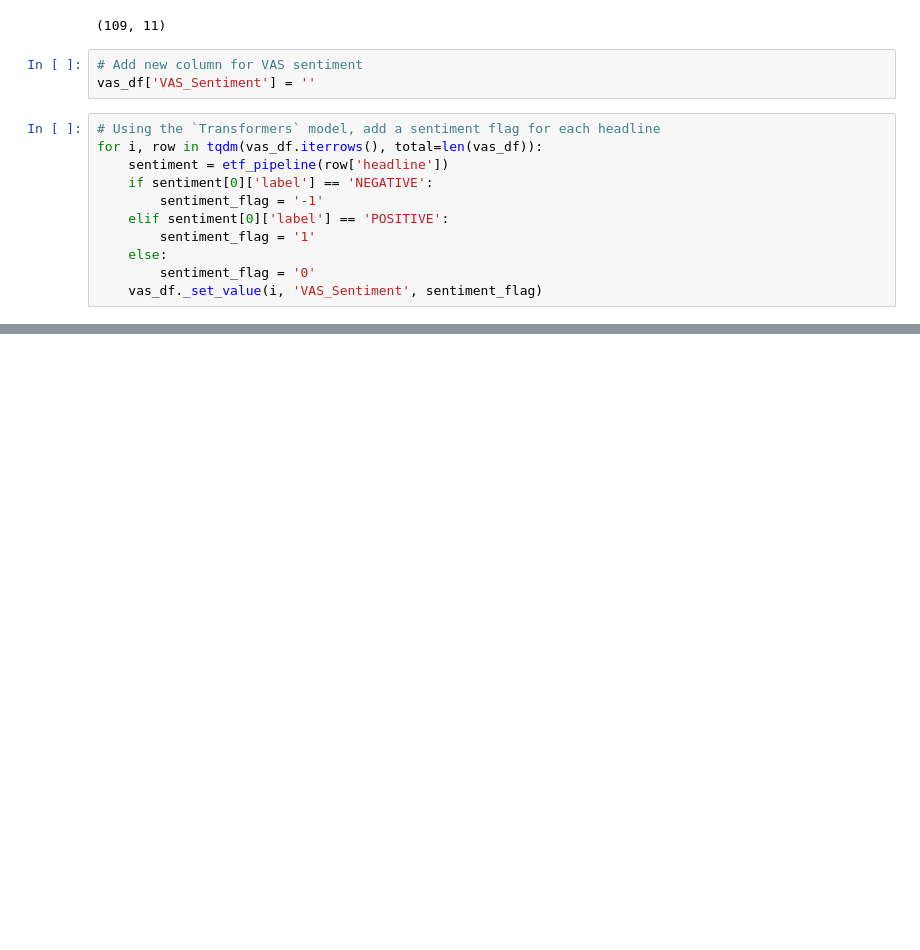
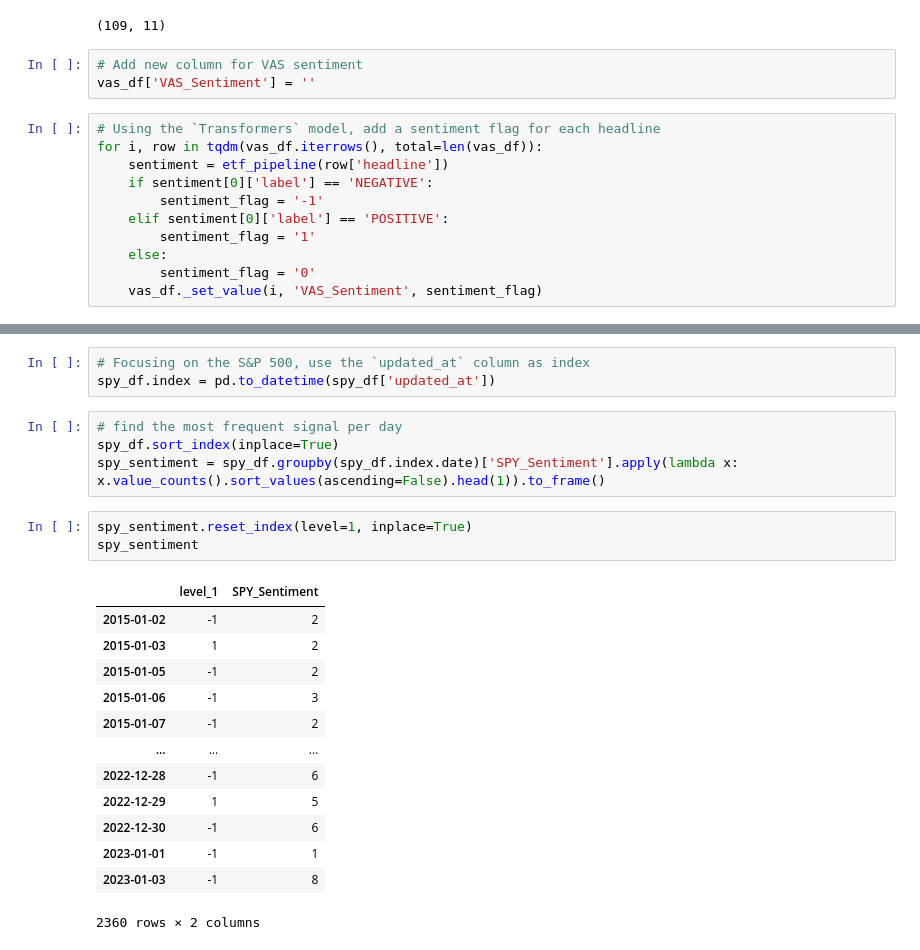
Before and after one commit to gadam/fintech_project_2, a Jupyter notebook: etf_trader.ipynb, the cells around one changed output, grey strips where cells are left out. Cells and saved outputs as stored; diff of their text form; blank space fills up the shorter version.

Commit message:
Merged Sentiment and Historical data

```diff
--- a/etf_trader.ipynb
+++ b/etf_trader.ipynb
@@ -480,0 +457,24 @@ filtered_df.head()
+# %%
+# Focusing on the S&P 500, use the `updated_at` column as index
+spy_df.index = pd.to_datetime(spy_df['updated_at'])
+# %%
+# find the most frequent signal per day
+spy_df.sort_index(inplace=True)
+spy_sentiment = spy_df.groupby(spy_df.index.date)['SPY_Sentiment'].apply(lambda x: x.value_counts().sort_values(ascending=False).head(1)).to_frame()
+# %%
+spy_sentiment.reset_index(level=1, inplace=True)
+spy_sentiment
+# %% [output]
+|  | level_1 | SPY_Sentiment |
+| 2015-01-02 | -1 | 2 |
+| 2015-01-03 | 1 | 2 |
+| 2015-01-05 | -1 | 2 |
+| 2015-01-06 | -1 | 3 |
+| 2015-01-07 | -1 | 2 |
+| ... | ... | ... |
+| 2022-12-28 | -1 | 6 |
+| 2022-12-29 | 1 | 5 |
+| 2022-12-30 | -1 | 6 |
+| 2023-01-01 | -1 | 1 |
+| 2023-01-03 | -1 | 8 |
+2360 rows × 2 columns
```
Also changed, not shown: parts of 8 cells of this notebook.
